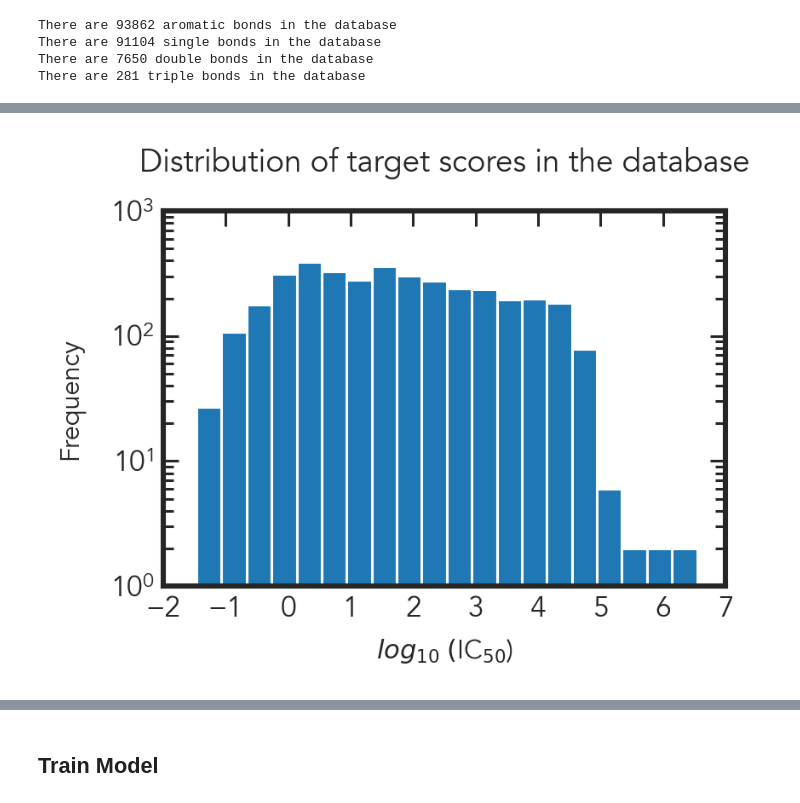
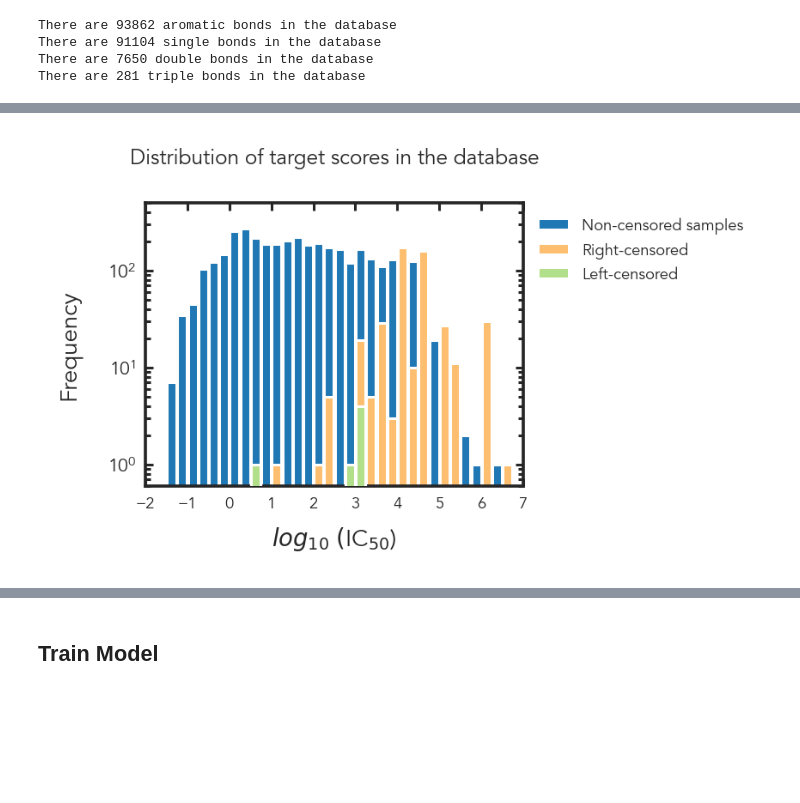
Before and after one commit to alejogiley/ChemGraphs, a Jupyter notebook: notebooks/playground.ipynb, the cells around one changed output, grey strips where cells are left out. Drawn from its saved outputs; the diff is of its cells as text; code cells hidden in the pictures; blank space fills up the shorter version.

```diff
--- a/notebooks/playground.ipynb
+++ b/notebooks/playground.ipynb
@@ -88,13 +90,12 @@ from gcnn.features import data_features
 # %%
-# Set up display
 sns.set()
 sns.set_style("ticks")
 
 plt.rcParams.update({
     "text.usetex": False,
     "font.family": "Avenir",
-    "font.size": 18,
-    "axes.linewidth": 2,
+    "font.size": 12,
+    "axes.linewidth": 1.2,
     "figure.edgecolor": "black",
 })
 
@@ -184,32 +277,77 @@ The distribution of $p\text{IC}_{50}$, or target scores, in our dataset is shown
 # %%
 # Distribution of valid IC50 in the database
-fig = plt.figure(figsize=(3, 2), dpi=220)
+
+fig = plt.figure(figsize=(2, 1.5), dpi=220)
 axs = fig.add_axes([0, 0, 1, 1], frameon=True, facecolor="white")
 
 axs.spines['right'].set_visible(True)
 axs.spines['top'].set_visible(True)
 
-def pIC50_scores(feats: np.ndarray) -> np.ndarray:
-    # Get the pIC50 scores from the features when index of left and right censoring are both 0
-    return [feat[2] for feat in feats if (feat[0] + feat[1] == 0) and (np.isfinite(feat[2]))]
+# Plotting data for non-censored samples
 
-axs.hist(pIC50_scores([x.feats for x in graph_database.graphs]), bins=20, zorder=1, color=cm.get_cmap('Paired')(1))
+axs.hist(
+    known_scores,
+    bins=np.arange(-1.5, 7, step=0.25),
+    density=False,
+    zorder=1,
+    color=cm.get_cmap('Paired')(1),
+    alpha=1,
+    rwidth=0.9,
+    label="Non-censored samples"
+)
 
-axs.set_xlim([-2, 7])
-axs.set_ylim([1, 1000])
+# Plotting right-censored bounds
 
-axs.xaxis.set_tick_params(which='major', size=6, width=1, direction='in', top='on', bottom='on', zorder=10)
-axs.xaxis.set_tick_params(which='minor', size=4, width=1, direction='in', top='on', bottom='on', zorder=10)
-axs.yaxis.set_tick_params(which='major', size=6, width=1, direction='in', right='on', left='on', zorder=10)
-axs.yaxis.set_tick_params(which='minor', size=4, width=1, direction='in', right='on', left='on', zorder=10)
+axs.hist(
+    right_censored_scores,
+    bins=np.arange(-1.5, 7, step=0.25),
+    density=False,
+    zorder=2,
+    color=cm.get_cmap('Paired')(6),
+    alpha=1,
+    rwidth=0.9,
+    label="Right-censored",
+)
 
+# Plotting left-censored bounds
+
+axs.hist(
+    left_censored_scores,
+    bins=np.arange(-1.5, 7, step=0.25),
+    density=False,
+    zorder=3,
+    color=cm.get_cmap('Paired')(2),
+    alpha=1,
+    rwidth=0.9,
+    label="Left-censored",
+)
+
+# Edit the tick parameters of the new x-axis
+axs.xaxis.set_tick_params(which='major', size=3, width=1,
+                          direction='in', top='on', bottom='on', zorder=1, labelsize=6)
+axs.xaxis.set_tick_params(which='minor', size=2, width=1,
+                          direction='in', top='on', bottom='on', zorder=1, labelsize=6)
+axs.yaxis.set_tick_params(which='major', size=3, width=1,
+                          direction='in', right='on', left='on', zorder=1, labelsize=7)
+axs.yaxis.set_tick_params(which='minor', size=2, width=1,
+                          direction='in', right='on', left='on', zorder=1, labelsize=7)
+
+# Add ticks manually
 axs.set_xticks(np.arange(-2, 8, step=1))
 
-axs.set_title("Distribution of target scores in the database", pad=15)
-axs.set_xlabel('$log_{10}\;($IC$_{50}$)', fontsize=10, labelpad=5)
-axs.set_ylabel("Frequency", fontsize=10, labelpad=10)
+# Set ranges for axis
+axs.set_xlim([-2, 7])
+axs.set_ylim([0.6, 500])
+
+# Add labels and titles
+axs.set_title("Distribution of target scores in the database", fontsize=8, pad=15)
+axs.set_xlabel('$log_{10}\;($IC$_{50}$)', fontsize=9, labelpad=5)
+axs.set_ylabel("Frequency", fontsize=9, labelpad=10)
 axs.set_yscale("log")
 
+# Add legend
+axs.legend(loc="upper right",  bbox_to_anchor=(1.62, 1.0), fontsize=6, frameon=False, facecolor="white", framealpha=1)
+
 plt.show()
 # %% [output]
-[figure, old version]
+[figure, new version]
```
Also changed, not shown: parts of 21 cells of this notebook, 48 other files.
